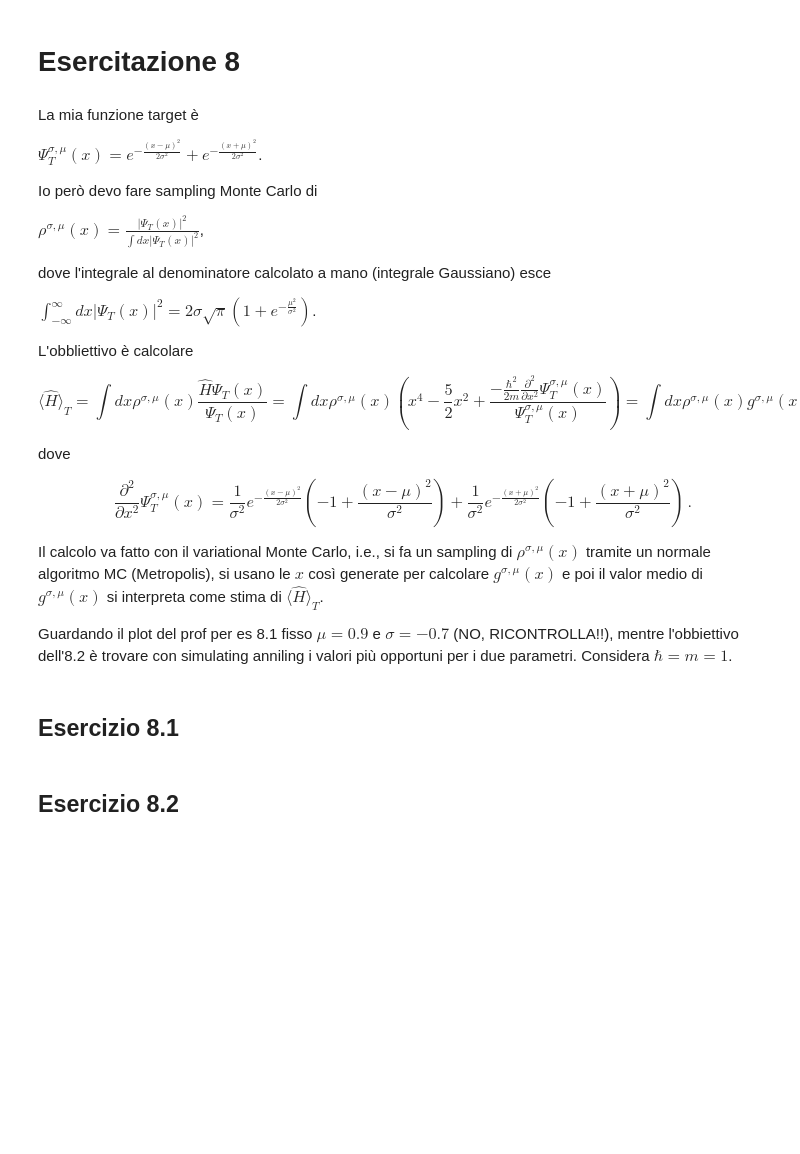
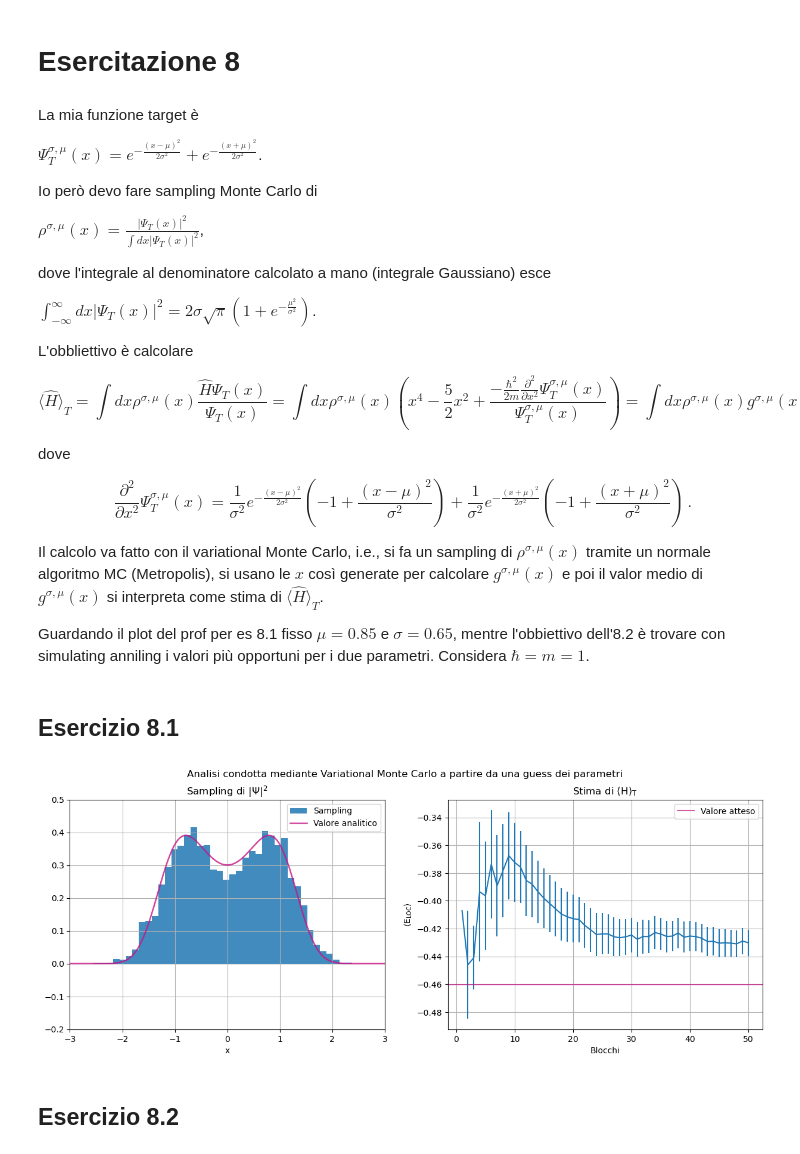
Before and after one commit to angela-bonato/LaboratorioSimulazioneNumerica, a Jupyter notebook: Es08/Esercitazione8.ipynb, the cells around one changed output. Cells and saved outputs as stored; diff of their text form; code cells hidden in the pictures; blank space fills up the shorter version.

```diff
--- a/Es08/Esercitazione8.ipynb
+++ b/Es08/Esercitazione8.ipynb
@@ -30,4 +30,4 @@ $$
 
 Il calcolo va fatto con il variational Monte Carlo, i.e., si fa un sampling di $\rho^{\sigma, \mu} (x)$ tramite un normale algoritmo MC (Metropolis), si usano le $x$ così generate per calcolare $g^{\sigma, \mu} (x)$ e poi il valor medio di $g^{\sigma, \mu} (x)$ si interpreta come stima di $\langle {\hat H} \rangle_T$.
 
-Guardando il plot del prof per es 8.1 fisso $\mu=0.9$ e $\sigma=-0.7$ (NO, RICONTROLLA!!), mentre l'obbiettivo dell'8.2 è trovare con simulating anniling i valori più opportuni per i due parametri. Considera $\hbar=m=1$.
+Guardando il plot del prof per es 8.1 fisso $\mu=0.85$ e $\sigma=0.65$, mentre l'obbiettivo dell'8.2 è trovare con simulating anniling i valori più opportuni per i due parametri. Considera $\hbar=m=1$.
@@ -34,4 +67,34 @@ Guardando il plot del prof per es 8.1 fisso $\mu=0.9$ e $\sigma=-0.7$ (NO, RICON
 # %% [markdown]
 ## Esercizio 8.1
+# %%
+Nle=50  #numero di blocchi
+lex=np.arange(Nle)+1  #vettore delle ascisse dei punti plottati
+
+genx=np.loadtxt("genpoints.dat",  unpack="true")
+ley, leerrors=np.loadtxt("locenergy.dat", usecols=(0, 1),  unpack="true")  #vettori delle ordinate dei punti plottati e delle barre d'errore
+
+gpfig ,(gpplt1, gpplt2) = plt.subplots(1, 2, figsize=(15, 5))
+
+gpplt1.hist(genx, 40, density=True, label="Sampling", alpha=0.85)
+gpplt1.plot(x,(psi[0])**2, color="mediumvioletred", label="Valore analitico", linewidth=1.8, alpha=0.8)
+gpplt1.set_title(r"Sampling di $|\Psi|^2$")
+gpplt1.set_xlabel("x")
+gpplt1.set_xlim((-3,3))
+gpplt1.set_ylim((-0.2,0.5))
+gpplt1.legend()
+gpplt1.grid(True)
+
+gpplt2.errorbar(lex, ley, yerr=leerrors)
+gpplt2.axhline(y=-0.46046587969271535, color="mediumvioletred", label="Valore atteso", alpha=0.7)
+gpplt2.set_xlabel("Blocchi")
+gpplt2.set_ylabel(r"$\left<\mathrm{E_{LOC}}\right>$")
+gpplt2.set_title(r"Stima di $\left<\mathrm{H}\right>_\mathrm{T}$")
+gpplt2.grid(True)
+gpplt2.legend()
+
+gpfig.suptitle("Analisi condotta mediante Variational Monte Carlo a partire da una guess dei parametri")
+plt.show()
+# %% [output]
+[figure, added]
 # %% [markdown]
 ## Esercizio 8.2
```
Also changed, not shown: parts of 7 cells of this notebook, 11 other files.
